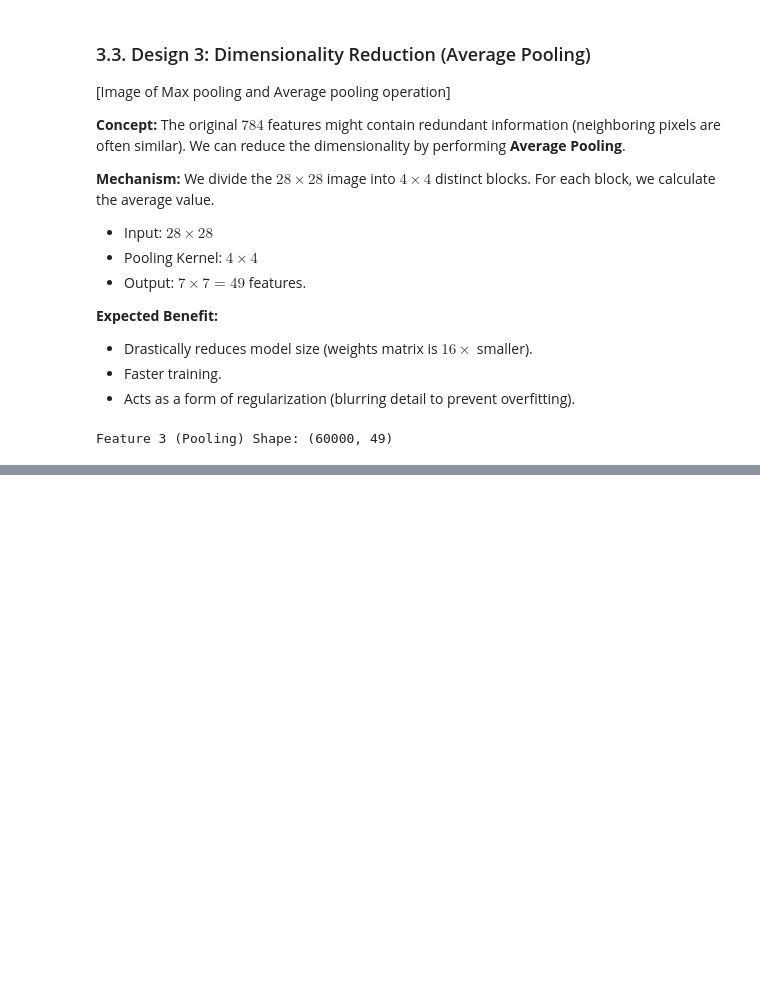
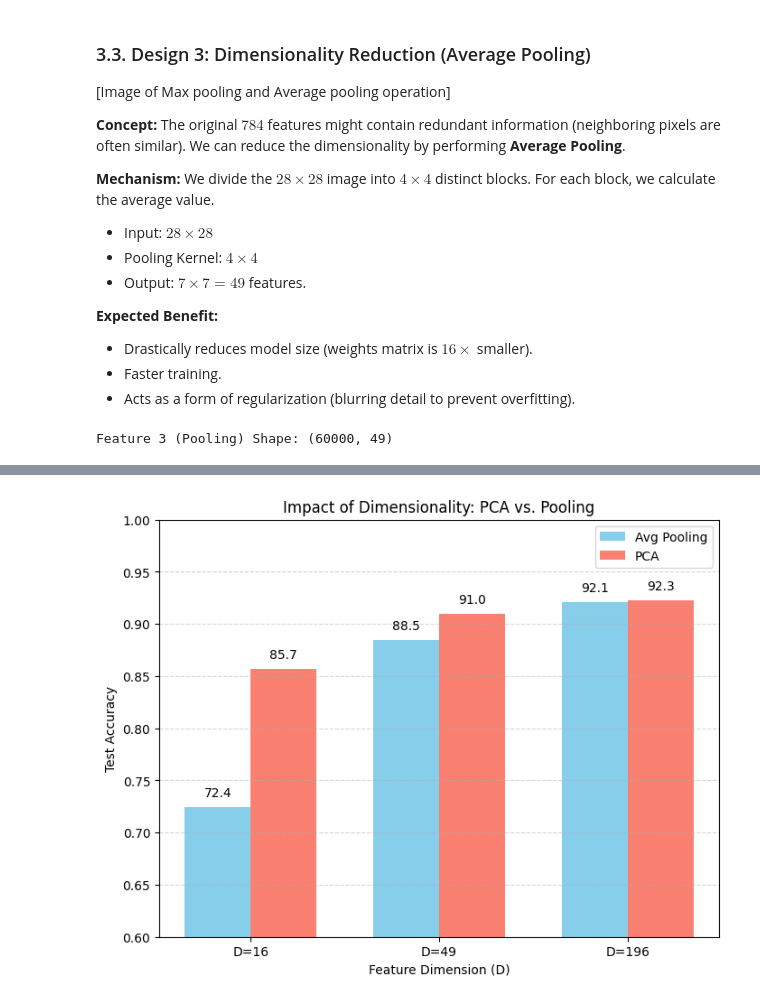
Before and after one commit to ndthanh308/IntroML_Lab2_SoftmaxRegression, a Jupyter notebook: notebooks/2_Feature_Experiments.ipynb, the cells around one changed output, grey strips where cells are left out. Drawn from its saved outputs; the diff is of its cells as text; code cells hidden in the pictures; blank space fills up the shorter version.

```diff
--- a/notebooks/2_Feature_Experiments.ipynb
+++ b/notebooks/2_Feature_Experiments.ipynb
@@ -492,0 +731,68 @@ For the final application, we will select the **Raw Pixels** model (or the one w
+# %%
+# Configurations
+compression_levels = [
+    {"name": "High Compression (D=16)", "pool_k": 7, "pca_k": 16},  # 28/7 = 4x4
+    {"name": "Medium Compression (D=49)", "pool_k": 4, "pca_k": 49}, # 28/4 = 7x7
+    {"name": "Low Compression (D=196)", "pool_k": 2, "pca_k": 196}  # 28/2 = 14x14
+]
+
+pool_accs = []
+pca_accs = []
+labels = []
+
+print(f"{'='*15} RUNNING EXPERIMENT 2 {'='*15}")
+
+for level in compression_levels:
+    k = level['pca_k']
+    pool_size = level['pool_k']
+    label = level['name']
+    labels.append(f"D={k}")
+
+    print(f"\n--- Testing {label} ---")
+
+    # 1. Run Pooling
+    X_tr_pool = extract_pooling_features(X_train_img, pool_size=pool_size)
+    X_te_pool = extract_pooling_features(X_test_img, pool_size=pool_size)
+
+    model_p = SoftmaxRegression(X_tr_pool.shape[1], 10, learning_rate=0.1)
+    model_p.fit(X_tr_pool, y_train_enc, epochs=40, verbose=False)
+    acc_p = np.mean(model_p.predict(X_te_pool) == y_test)
+    pool_accs.append(acc_p)
+    print(f"Pooling Acc: {acc_p*100:.2f}%")
+
+    # 2. Run PCA
+    # Note: We must re-train PCA for different K or just slice the existing components
+    # Here we slice for efficiency if we already computed 784 components,
+    # but to be safe/clean we just re-compute.
+    comps, mean = train_pca(X_train_raw, n_components=k)
+    X_tr_pca = apply_pca(X_train_raw, comps, mean)
+    X_te_pca = apply_pca(X_test_raw, comps, mean)
+
+    model_pca = SoftmaxRegression(k, 10, learning_rate=0.1)
+    model_pca.fit(X_tr_pca, y_train_enc, epochs=40, verbose=False)
+    acc_pca = np.mean(model_pca.predict(X_te_pca) == y_test)
+    pca_accs.append(acc_pca)
+    print(f"PCA Acc:     {acc_pca*100:.2f}%")
+
+# Visualization
+x = np.arange(len(labels))
+width = 0.35
+
+plt.figure(figsize=(8, 6))
+plt.bar(x - width/2, pool_accs, width, label='Avg Pooling', color='skyblue')
+plt.bar(x + width/2, pca_accs, width, label='PCA', color='salmon')
+
+plt.xlabel('Feature Dimension (D)')
+plt.ylabel('Test Accuracy')
+plt.title('Impact of Dimensionality: PCA vs. Pooling')
+plt.xticks(x, labels)
+plt.legend()
+plt.grid(axis='y', linestyle='--', alpha=0.5)
+plt.ylim(0.6, 1.0) # PCA at 16 might be low, adjust if needed
+
+for i in range(len(x)):
+    plt.text(x[i] - width/2, pool_accs[i] + 0.01, f"{pool_accs[i]*100:.1f}", ha='center')
+    plt.text(x[i] + width/2, pca_accs[i] + 0.01, f"{pca_accs[i]*100:.1f}", ha='center')
+
+plt.show()
+# %% [output]
@@ -492,0 +815 @@ For the final application, we will select the **Raw Pixels** model (or the one w
+[figure, added]
```
Also changed, not shown: parts of 21 cells of this notebook, 3 other files.
